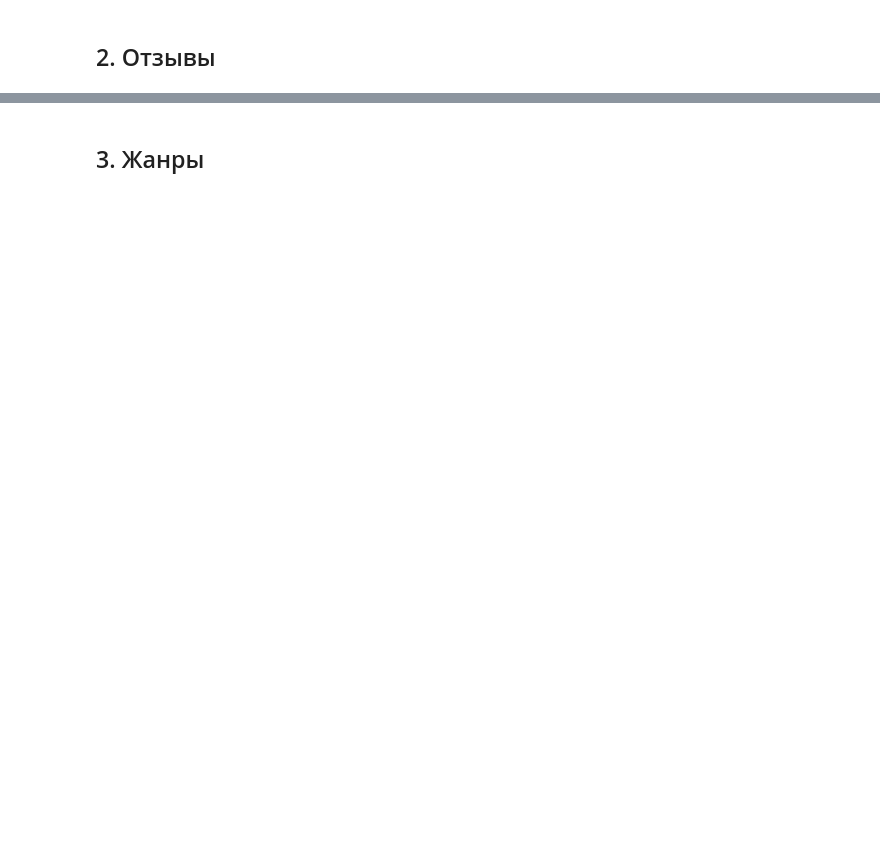
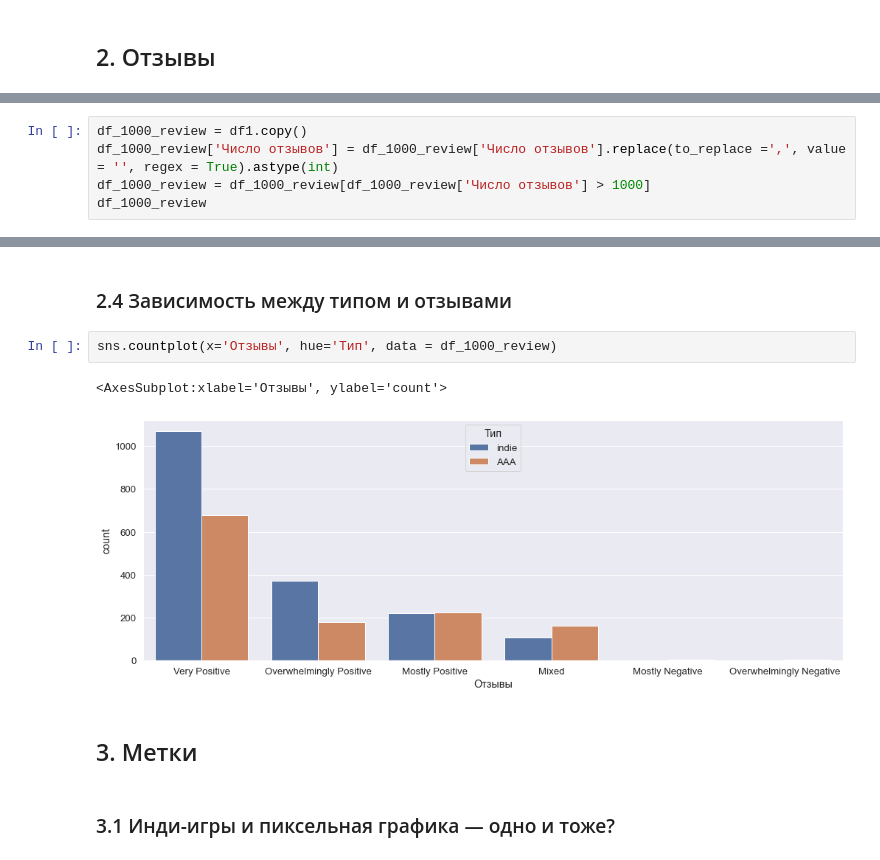
Before and after one commit to ladaegorova18/Data_Analysis, a Jupyter notebook: Project/Project.ipynb, the cells around one changed output, grey strips where cells are left out. Drawn from its saved outputs; the diff is of its cells as text; blank space fills up the shorter version.

```diff
--- a/Project/Project.ipynb
+++ b/Project/Project.ipynb
@@ -164,0 +258,5 @@ sns.distplot(df['Рейтинг'])
+# %%
+df_1000_review = df1.copy()
+df_1000_review['Число отзывов'] = df_1000_review['Число отзывов'].replace(to_replace =',', value = '', regex = True).astype(int)
+df_1000_review = df_1000_review[df_1000_review['Число отзывов'] > 1000]
+df_1000_review
@@ -165,2 +288,11 @@ sns.distplot(df['Рейтинг'])
+# %% [markdown]
+### 2.4 Зависимость между типом и отзывами
+# %%
+sns.countplot(x='Отзывы', hue='Тип', data = df_1000_review)
+# %% [output]
+<AxesSubplot:xlabel='Отзывы', ylabel='count'>
+[figure, added]
 # %% [markdown]
-## 3. Жанры
+## 3. Метки
+# %% [markdown]
+### 3.1 Инди-игры и пиксельная графика — одно и тоже?
```
Also changed, not shown: parts of 36 cells of this notebook, 1 other file.
